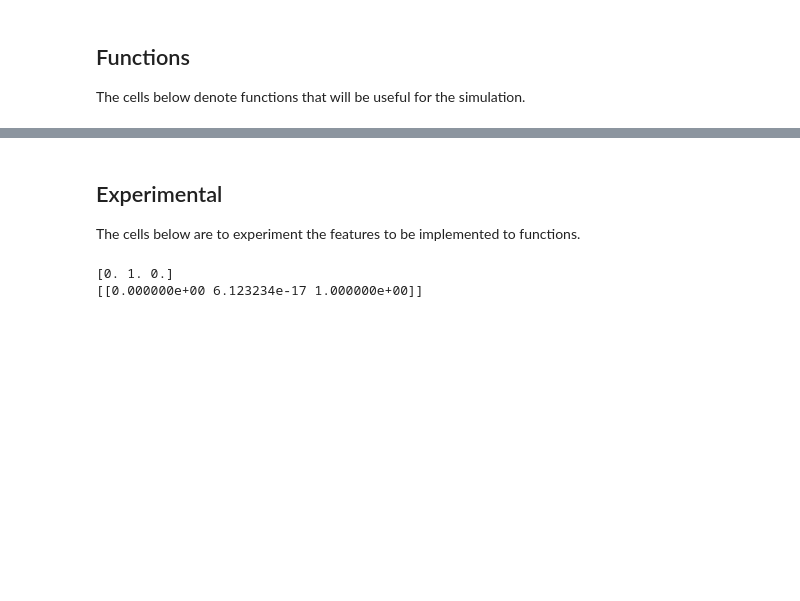
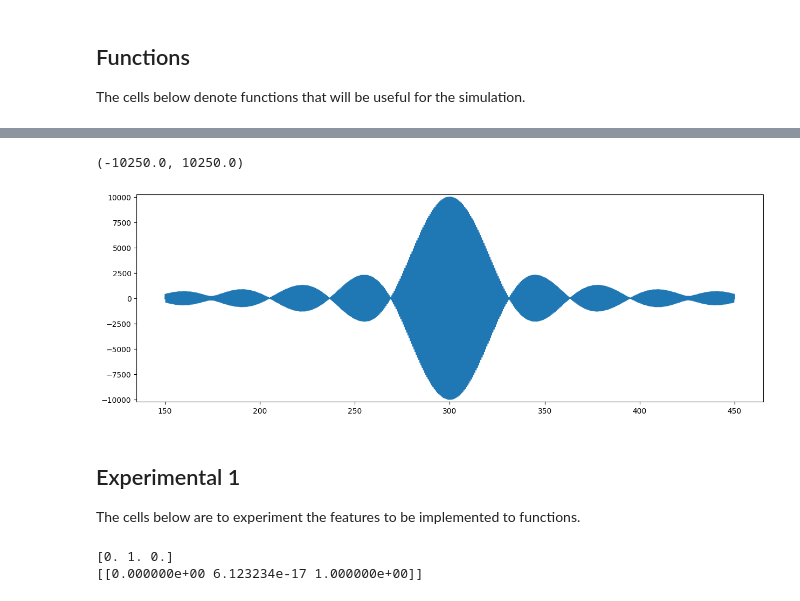
Before and after one commit to JoaoDell/MRI-study, a Jupyter notebook: examples/spin_echo_sim/spin_echo.ipynb, the cells around one changed output, grey strips where cells are left out. Saved outputs shown, nothing was run; the diff lists cells and outputs as text; code cells hidden in the pictures; blank space fills up the shorter version.

```diff
--- a/examples/spin_echo_sim/spin_echo.ipynb
+++ b/examples/spin_echo_sim/spin_echo.ipynb
@@ -167,5 +204,25 @@ B0 = np.array([0.0, 0.0, 1.0])
+# %%
+t1 = np.arange(TE/2, 1.5*TE, dt)
+new_t0 = t1[0]
+t1 = t1[1:]
+
+S1 = 0.0
+S2 = 0.0
+
+
+
+for i in range(n):
+    phi = ws[i]*(new_t0 - t0)
+    S1 += transverse_decay(t1, 1.0, T2s[i], ws[i], np.pi - 2*phi ).real
+# %%
+plt.figure(figsize = (15, 5))
+plt.plot(t1, S1)
+plt.ylim(-n - 0.025*n, n + 0.025*n)
+# %% [output]
+(-10250.0, 10250.0)
+[figure, added]
 # %% [markdown]
-## Experimental
+## Experimental 1
 The cells below are to experiment the features to be implemented to functions.
 # %%
 n = 3
```
Also changed, not shown: parts of 10 cells of this notebook.
